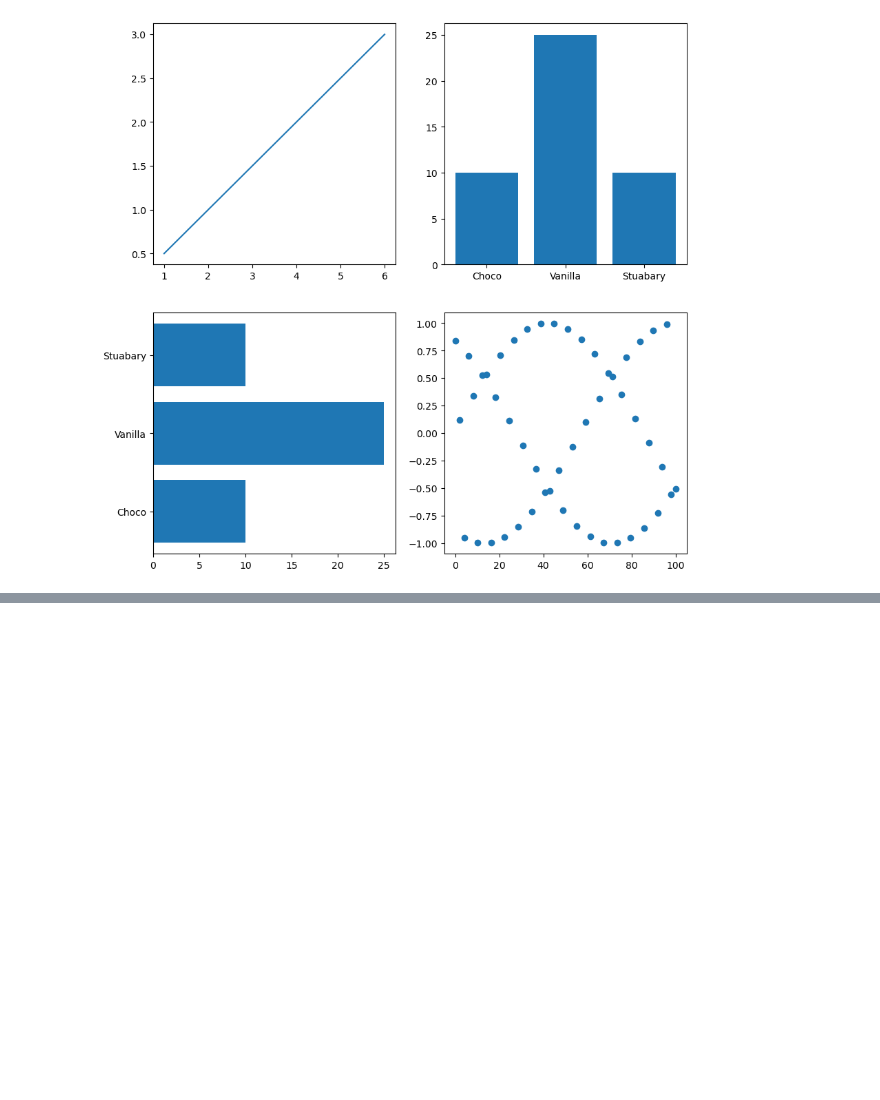
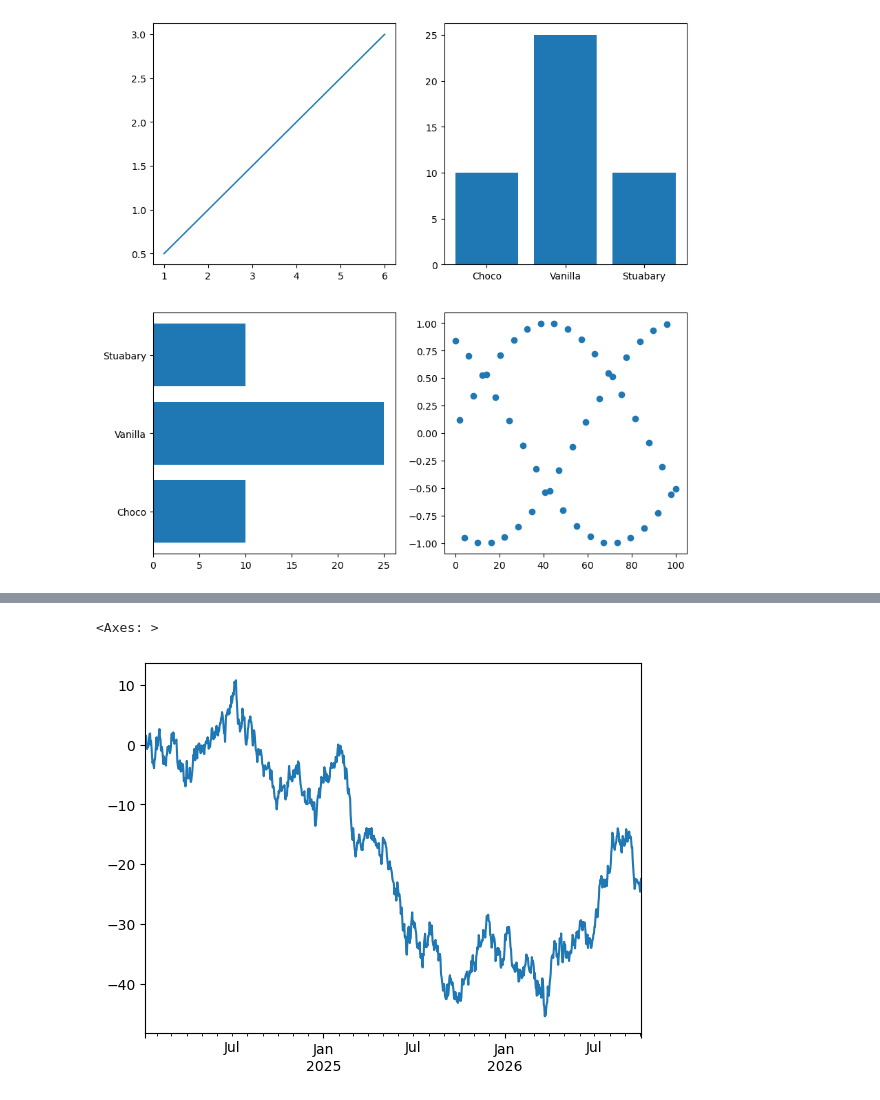
Before and after one commit to UGSNBandara/Machine-Learning-introduction, a Jupyter notebook: matplotlib_intro/Introduction_to_matplotlib.ipynb, the cells around one changed output, grey strips where cells are left out. Drawn from its saved outputs; the diff is of its cells as text; code cells hidden in the pictures; blank space fills up the shorter version.

```diff
--- a/matplotlib_intro/Introduction_to_matplotlib.ipynb
+++ b/matplotlib_intro/Introduction_to_matplotlib.ipynb
@@ -195,0 +233,8 @@ ax[1, 1].scatter(np.linspace(0,100,50), np.sin(np.linspace(1,100,50)))
+# %%
+ts = pd.Series(np.random.randn(1000), index=pd.date_range("1/8/2024", periods=1000))
+ts = ts.cumsum()
+ts.plot()
+## cumsum adds the value to the previous value and results in it
+# %% [output]
+<Axes: >
+[figure, added]
```
Also changed, not shown: parts of 43 cells of this notebook, 2 other files.
